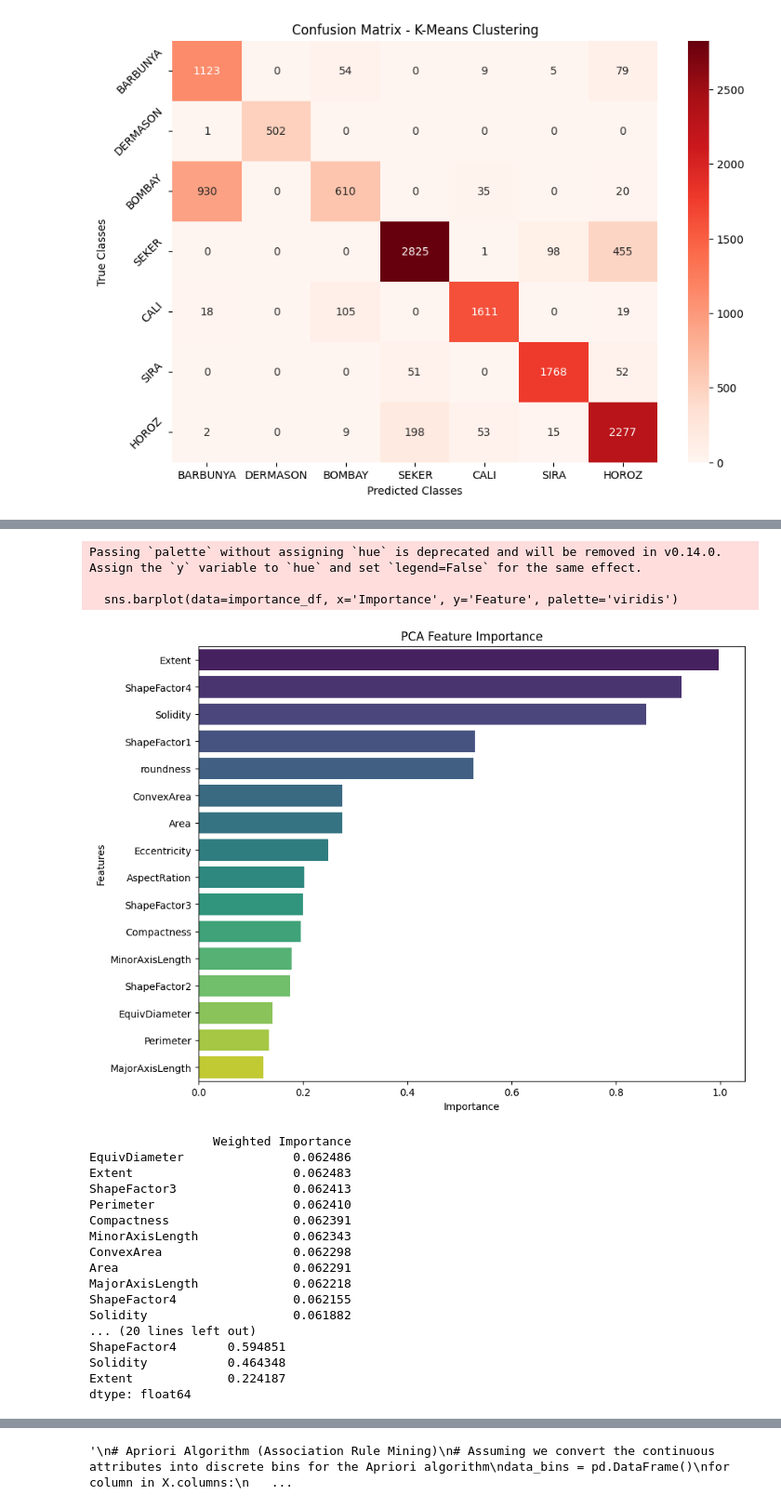
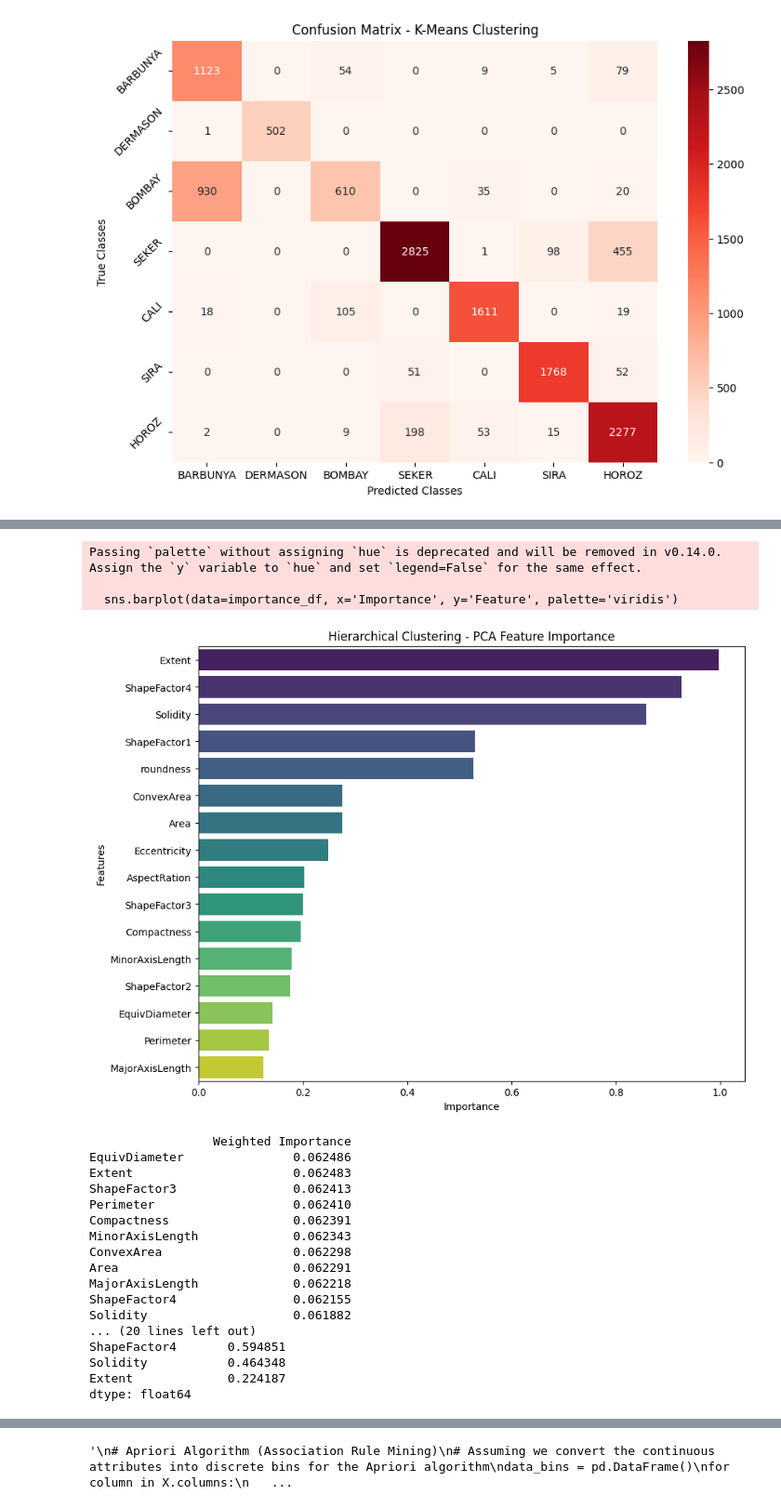
Before and after one commit to collaboratorsje/Dry_Beans_Models, a Jupyter notebook: src/Models.ipynb, the cells around one changed output, grey strips where cells are left out. Shown at 93% size. Saved outputs shown, nothing was run; the diff lists cells and outputs as text; code cells hidden in the pictures.

Commit message:
Added Feature analysis for Hierarchical Clustering

```diff
--- a/src/Models.ipynb
+++ b/src/Models.ipynb
@@ -627,7 +627,7 @@ print(importance_df)
 # Optional: Plotting the feature importances
 plt.figure(figsize=(10, 8))
 sns.barplot(data=importance_df, x='Importance', y='Feature', palette='viridis')
-plt.title('PCA Feature Importance')
+plt.title('Hierarchical Clustering - PCA Feature Importance')
 plt.xlabel('Importance')
 plt.ylabel('Features')
 plt.show()
@@ -661,34 +661,34 @@ cm = confusion_matrix(data['Class'], data['Predicted_Class_Hierarchical'], label
 
 # Plot the heatmap
 plt.figure(figsize=(10, 7))
 sns.heatmap(cm, annot=True, fmt="d", cmap='Reds', xticklabels=class_names, yticklabels=class_names)
 plt.title('Confusion Matrix - Hierarchical Clustering')
 plt.xlabel('Predicted Classes')
 plt.ylabel('True Classes')
 plt.yticks(rotation=45)
 plt.show()
 # %% [output]
 Accuracy of hierarchical clustering-based classification: 0.899
 
 PCA Component Loadings:
                       PC1       PC2       PC3       PC4       PC5       PC6
 Area             0.279057  0.246746 -0.083080 -0.040602 -0.066104  0.353076
 Perimeter        0.307260  0.180500 -0.025689 -0.046349  0.074296 -0.005794
 MajorAxisLength  0.322162  0.101187 -0.094901 -0.014649 -0.029276  0.017078
 MinorAxisLength  0.234228  0.343910 -0.005004 -0.065791  0.003302  0.032274
 AspectRation     0.227441 -0.333633 -0.173505  0.045236 -0.012265 -0.087615
 Eccentricity     0.231193 -0.321965 -0.148161  0.109046 -0.013258  0.241644
 ConvexArea       0.279672  0.245822 -0.075914 -0.039847 -0.064018  0.355346
 EquivDiameter    0.294315  0.222830 -0.059076 -0.039027 -0.008851  0.038680
 ... (22 lines left out)
 13     ShapeFactor2    0.176441
 7     EquivDiameter    0.142862
 1         Perimeter    0.135351
 2   MajorAxisLength    0.124397
 Passing `palette` without assigning `hue` is deprecated and will be removed in v0.14.0. Assign the `y` variable to `hue` and set `legend=False` for the same effect.
 
   sns.barplot(data=importance_df, x='Importance', y='Feature', palette='viridis')
-[figure, old version]
+[figure, new version]
                  Weighted Importance
 EquivDiameter               0.062486
 Extent                      0.062483
```
